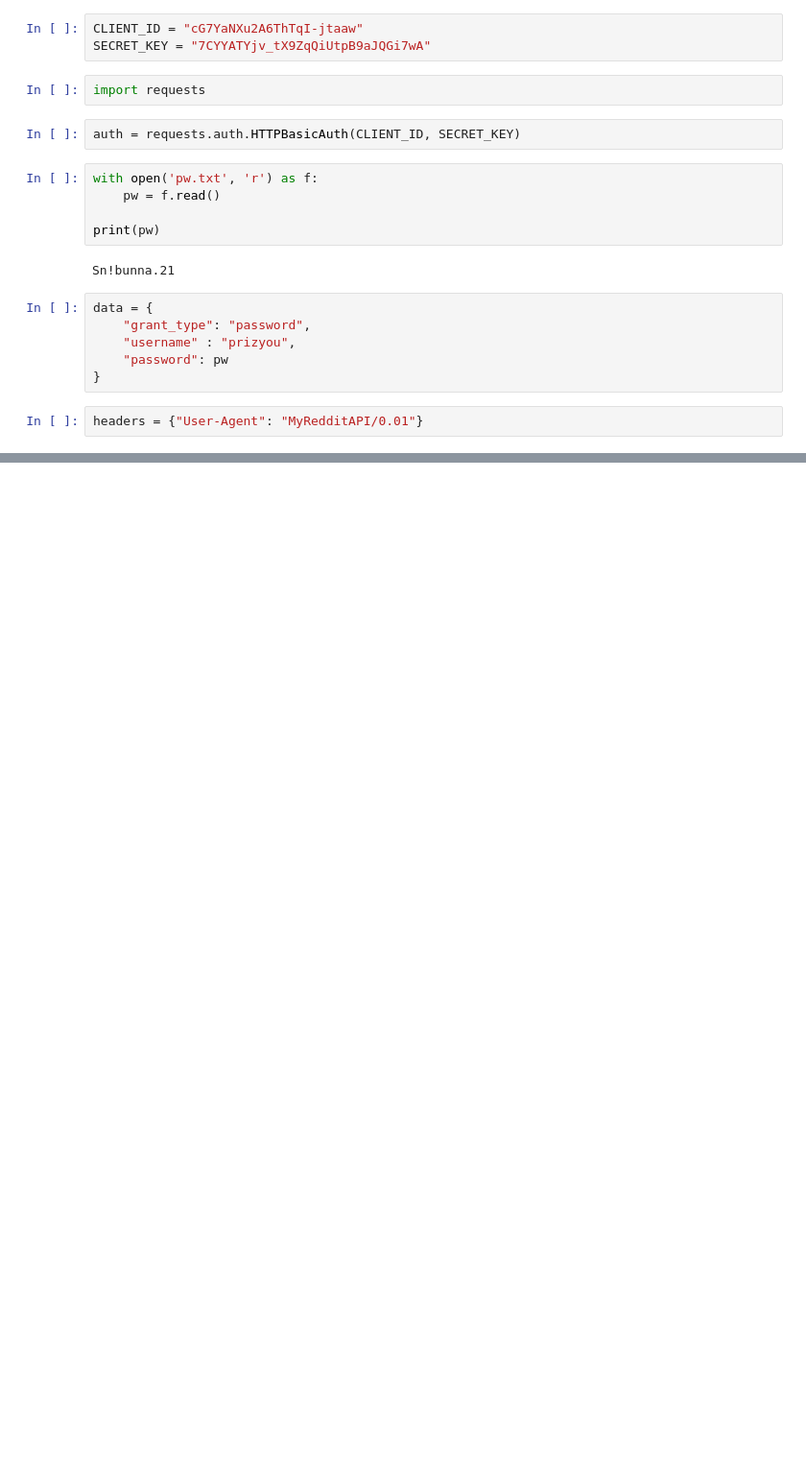
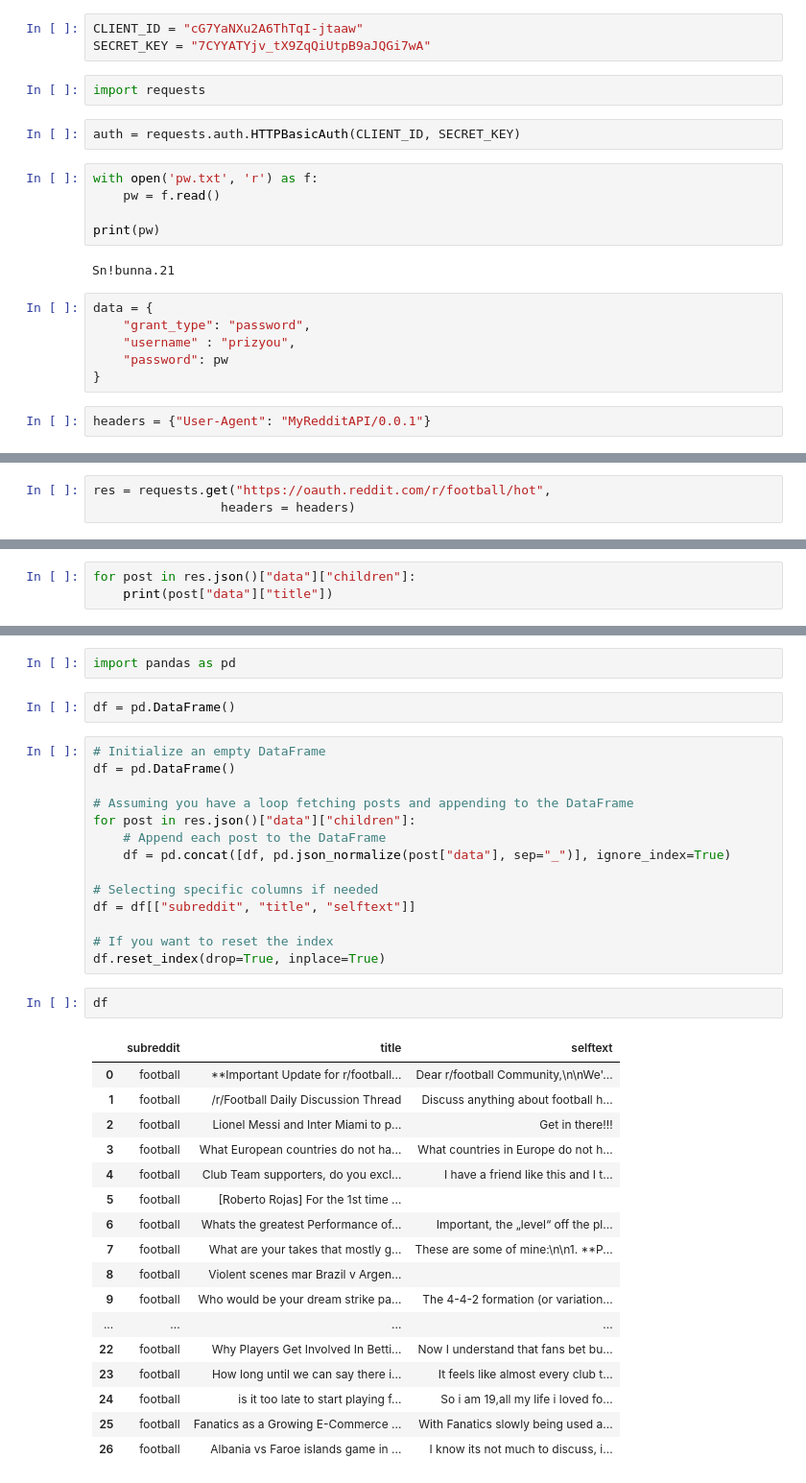
Before and after one commit to prizyou/NLP4B_Football, a Jupyter notebook: web_scraping/reddit_api.ipynb, the cells around one changed output, grey strips where cells are left out. Shown at 96% size. Cells and saved outputs as stored; diff of their text form; blank space fills up the shorter version.

```diff
--- a/web_scraping/reddit_api.ipynb
+++ b/web_scraping/reddit_api.ipynb
@@ -19,5 +19,5 @@ data = {
     "password": pw
 }
 # %%
-headers = {"User-Agent": "MyRedditAPI/0.01"}
+headers = {"User-Agent": "MyRedditAPI/0.0.1"}
 # %%
@@ -33,0 +39,3 @@ NameError: name 'TOKEN' is not defined
+# %%
+res = requests.get("https://oauth.reddit.com/r/football/hot",
+                 headers = headers)
@@ -33,0 +62,3 @@ NameError: name 'TOKEN' is not defined
+# %%
+for post in res.json()["data"]["children"]:
+    print(post["data"]["title"])
@@ -33,0 +83,38 @@ NameError: name 'TOKEN' is not defined
+# %%
+import pandas as pd
+# %%
+df = pd.DataFrame()
+# %%
+# Initialize an empty DataFrame
+df = pd.DataFrame()
+
+# Assuming you have a loop fetching posts and appending to the DataFrame
+for post in res.json()["data"]["children"]:
+    # Append each post to the DataFrame
+    df = pd.concat([df, pd.json_normalize(post["data"], sep="_")], ignore_index=True)
+
+# Selecting specific columns if needed
+df = df[["subreddit", "title", "selftext"]]
+
+# If you want to reset the index
+df.reset_index(drop=True, inplace=True)
+# %%
+df
+# %% [output]
+|  | subreddit | title | selftext |
+| 0 | football | **Important Update for r/football... | Dear r/football Community,\n\nWe'... |
+| 1 | football | /r/Football Daily Discussion Thread | Discuss anything about football h... |
+| 2 | football | Lionel Messi and Inter Miami to p... | Get in there!!! |
+| 3 | football | What European countries do not ha... | What countries in Europe do not h... |
+| 4 | football | Club Team supporters, do you excl... | I have a friend like this and I t... |
+| 5 | football | [Roberto Rojas] For the 1st time ... |  |
+| 6 | football | Whats the greatest Performance of... | Important, the „level“ off the pl... |
+| 7 | football | What are your takes that mostly g... | These are some of mine:\n\n1. **P... |
+| 8 | football | Violent scenes mar Brazil v Argen... |  |
+| 9 | football | Who would be your dream strike pa... | The 4-4-2 formation (or variation... |
+| ... | ... | ... | ... |
+| 22 | football | Why Players Get Involved In Betti... | Now I understand that fans bet bu... |
+| 23 | football | How long until we can say there i... | It feels like almost every club t... |
+| 24 | football | is it too late to start playing f... | So i am 19,all my life i loved fo... |
+| 25 | football | Fanatics as a Growing E-Commerce ... | With Fanatics slowly being used a... |
+| 26 | football | Albania vs Faroe islands game in ... | I know its not much to discuss, i... |
```
Also changed, not shown: parts of 7 cells of this notebook.
